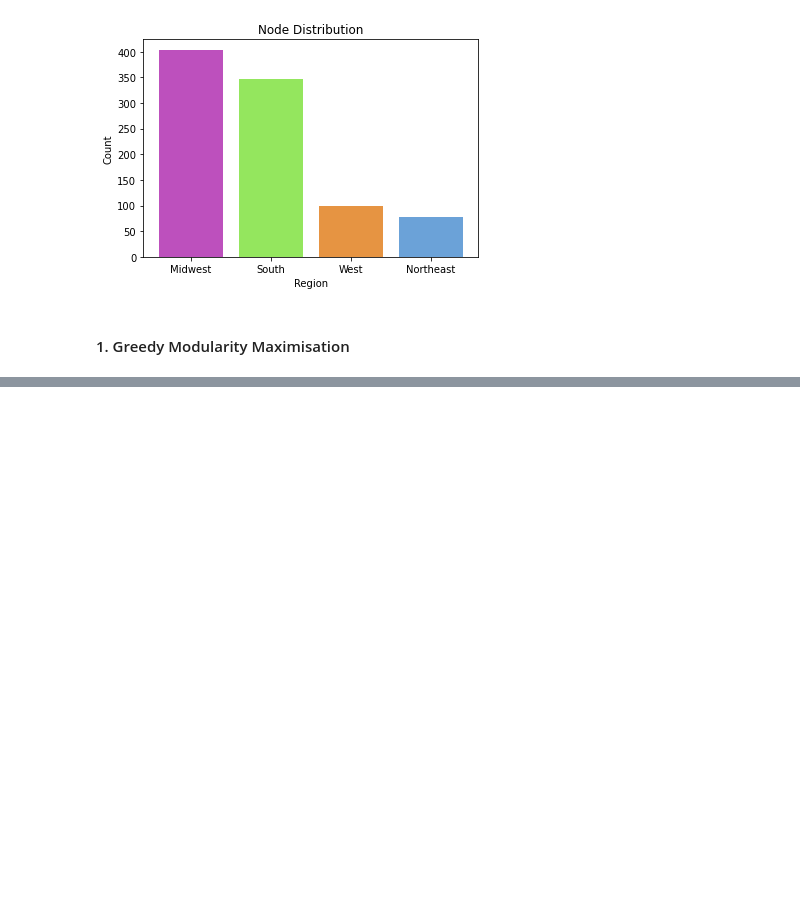
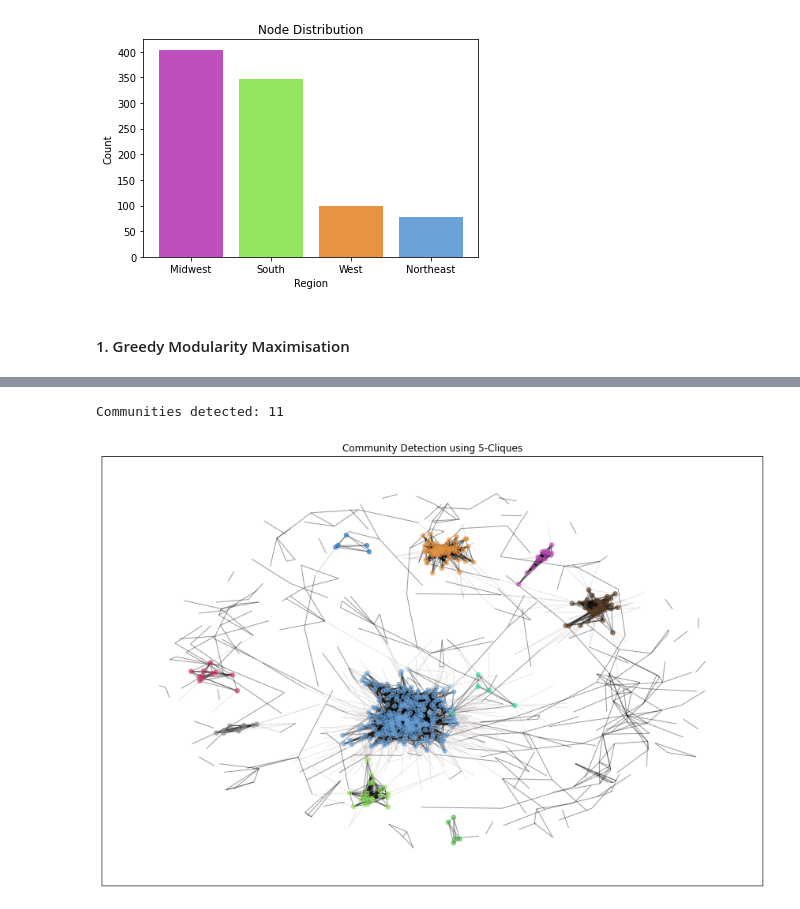
Before and after one commit to samar14641/covid-us-networks, a Jupyter notebook: community_detection.ipynb, the cells around one changed output, grey strips where cells are left out. Cells and saved outputs as stored; diff of their text form; code cells hidden in the pictures; blank space fills up the shorter version.

```diff
--- a/community_detection.ipynb
+++ b/community_detection.ipynb
@@ -143,0 +160,25 @@ gmm_coms = greedy_modularity_max(G)
+# %%
+def k_clique(G: nx.Graph, k, label = 'kclique') -> list:
+    """Find k-clique communities
+    Parameters:
+        G (nx.Graph): a network
+        k (int): clique size
+        label (str): the label for the community (default: kclique)
+    Returns:
+        list: a list of communities detected"""
+
+    kc_com = list(nxc.k_clique_communities(G, 5))
+
+    print('Communities detected:', len(kc_com))
+
+    add_node_community(G, kc_com, label)
+    add_edge_community(G, label)
+
+    community_plotter(G, label, 'Community Detection using {}-Cliques'.format(k))
+
+    return kc_com
+# %%
+kc_coms = k_clique(G, 5)
+# %% [output]
+Communities detected: 11
+[figure, added]
```
Also changed, not shown: parts of 6 cells of this notebook.
